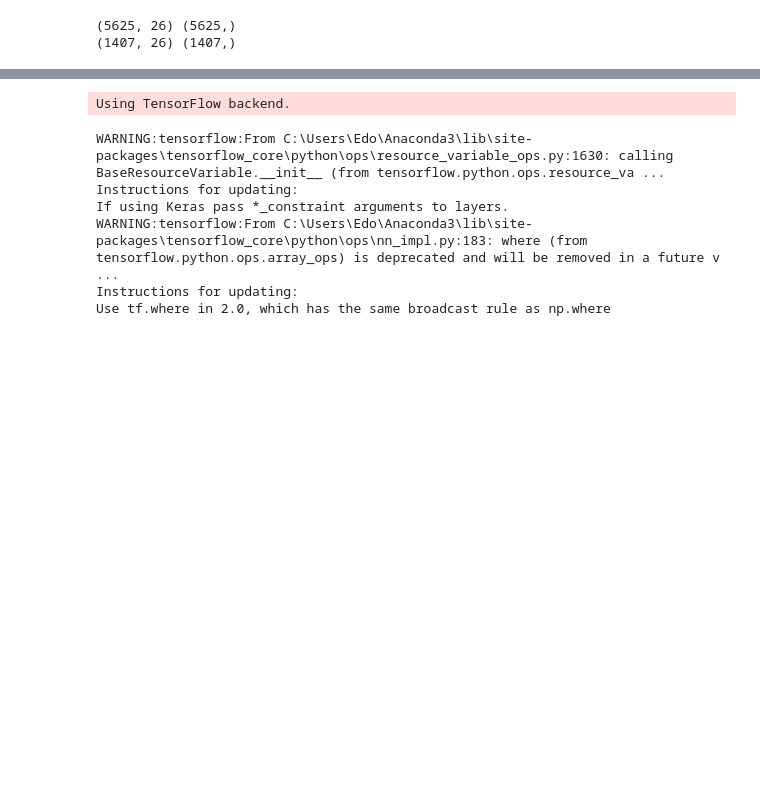
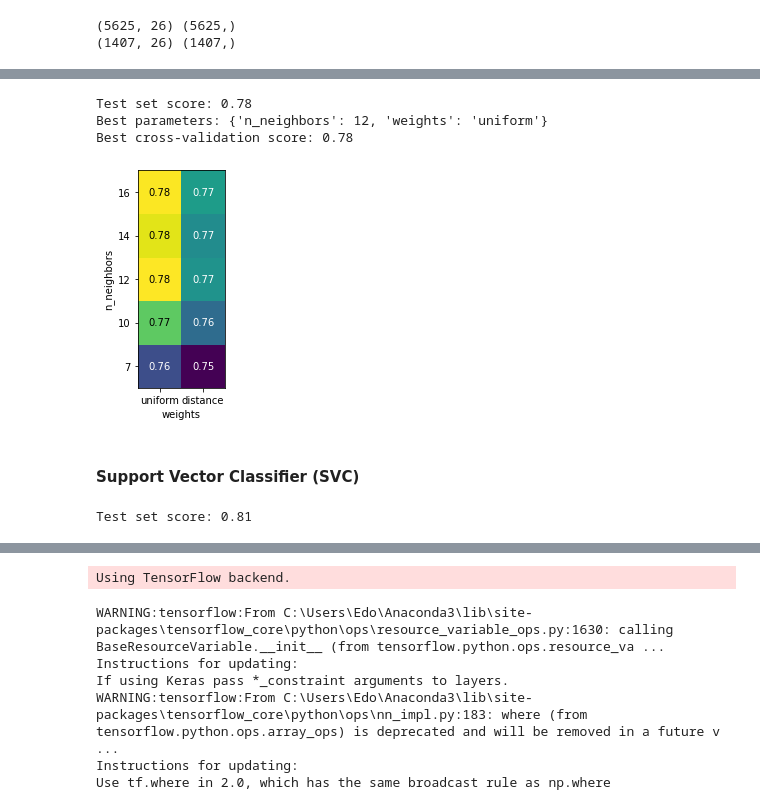
Before and after one commit to edab96/AI-and-Robotics-Project, a Jupyter notebook: Telco_Churn_Prediction.ipynb, the cells around one changed output, grey strips where cells are left out. Cells and saved outputs as stored; diff of their text form; code cells hidden in the pictures; blank space fills up the shorter version.

```diff
--- a/Telco_Churn_Prediction.ipynb
+++ b/Telco_Churn_Prediction.ipynb
@@ -332,0 +372,26 @@ accuracy : 0.8046075085324232
+# %%
+param_grid = {'n_neighbors': [7, 10, 12, 14, 16],
+'weights': ['uniform', 'distance']}
+
+
+runGridSearch(KNeighborsClassifier(), param_grid)
+# %% [output]
+Test set score: 0.78
+Best parameters: {'n_neighbors': 12, 'weights': 'uniform'}
+Best cross-validation score: 0.78
+# %%
+plotGridSearchRuns('n_neighbors', 'weights')
+# %% [output]
+[figure, added]
+# %% [markdown]
+#### Support Vector Classifier (SVC)
+# %%
+from sklearn.svm import SVC
+
+param_grid = {'C': [0.001, 0.01, 0.1, 1, 10, 100],
+'gamma': [0.001, 0.01, 0.1, 1, 10, 100]}
+
+
+runGridSearch(SVC(), param_grid)
+# %% [output]
+Test set score: 0.81
```
Also changed, not shown: parts of 36 cells of this notebook.
